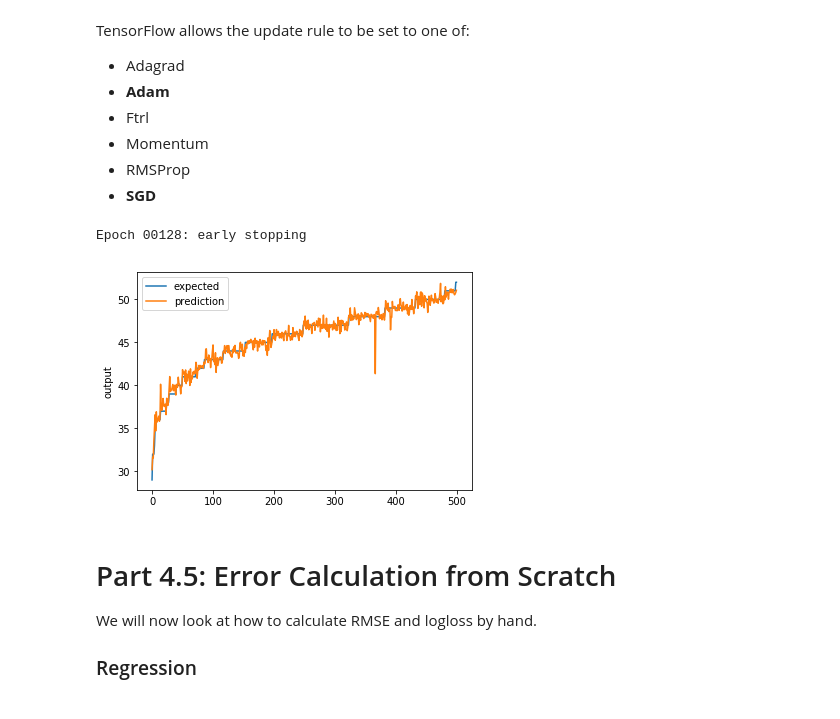
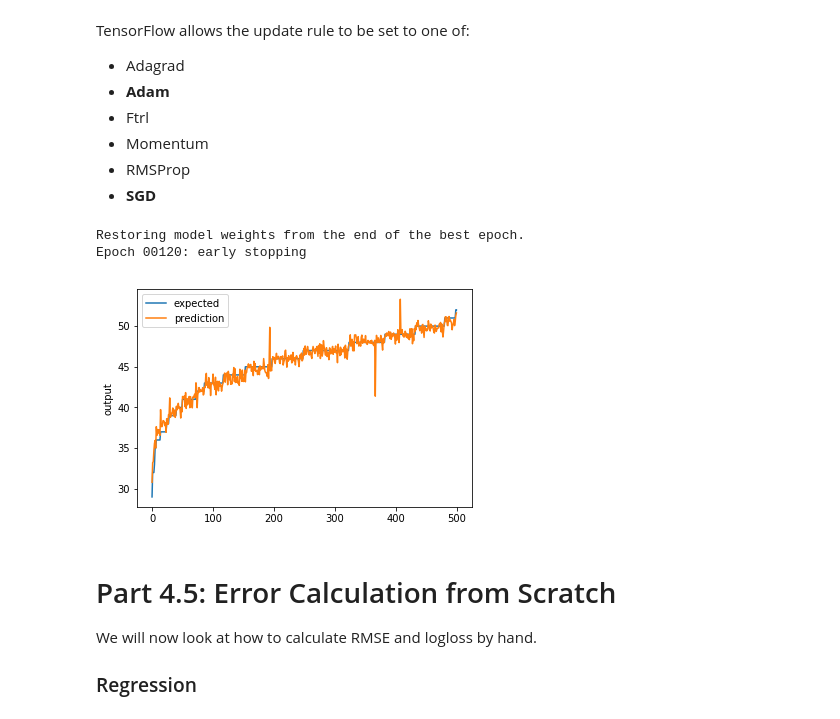
Before and after one commit to jeffheaton/t81_558_deep_learning, a Jupyter notebook: t81_558_class04_training.ipynb, the cells around one changed output. Drawn from its saved outputs; the diff is of its cells as text; code cells hidden in the pictures.

```diff
--- a/t81_558_class04_training.ipynb
+++ b/t81_558_class04_training.ipynb
@@ -644,7 +606,6 @@ x_train, x_test, y_train, y_test = train_test_split(
 from tensorflow.keras.models import Sequential
 from tensorflow.keras.layers import Dense, Activation
 from tensorflow.keras.callbacks import EarlyStopping
-from tensorflow.keras.callbacks import ModelCheckpoint
 
 # Build the neural network
 model = Sequential()
@@ -652,11 +613,9 @@ model.add(Dense(25, input_dim=x.shape[1], activation='relu')) # Hidden 1
 model.add(Dense(10, activation='relu')) # Hidden 2
 model.add(Dense(1)) # Output
 model.compile(loss='mean_squared_error', optimizer='adam')
-monitor = EarlyStopping(monitor='val_loss', min_delta=1e-3, patience=5, verbose=1, mode='auto')
-checkpointer = ModelCheckpoint(filepath="best_weights.hdf5", verbose=0, save_best_only=True) # save best model
-
-model.fit(x_train,y_train,validation_data=(x_test,y_test),callbacks=[monitor,checkpointer],verbose=2,epochs=1000)
-model.load_weights('best_weights.hdf5') # load weights from best model
+monitor = EarlyStopping(monitor='val_loss', min_delta=1e-3,
+                        patience=5, verbose=1, mode='auto', restore_best_weights=True)
+model.fit(x_train,y_train,validation_data=(x_test,y_test),callbacks=[monitor],verbose=2,epochs=1000)
 # %% [output]
 Train on 1500 samples, validate on 500 samples
 Epoch 1/1000
@@ -867,7 +827,6 @@ TensorFlow allows the update rule to be set to one of:
 from tensorflow.keras.models import Sequential
 from tensorflow.keras.layers import Dense, Activation
 from tensorflow.keras.callbacks import EarlyStopping
-from tensorflow.keras.callbacks import ModelCheckpoint
 from scipy.stats import zscore
 from sklearn.model_selection import train_test_split
 import pandas as pd
@@ -891,40 +850,39 @@ df.drop('product', axis=1, inplace=True)
 
 # Missing values for income
 med = df['income'].median()
 df['income'] = df['income'].fillna(med)
 
 # Standardize ranges
 df['income'] = zscore(df['income'])
 df['aspect'] = zscore(df['aspect'])
 df['save_rate'] = zscore(df['save_rate'])
 df['subscriptions'] = zscore(df['subscriptions'])
 
 # Convert to numpy - Classification
 x_columns = df.columns.drop('age').drop('id')
 x = df[x_columns].values
 y = df['age'].values
 
 # Create train/test
 x_train, x_test, y_train, y_test = train_test_split(
     x, y, test_size=0.25, random_state=42)
 
 # Build the neural network
 model = Sequential()
 model.add(Dense(25, input_dim=x.shape[1], activation='relu')) # Hidden 1
 model.add(Dense(10, activation='relu')) # Hidden 2
 model.add(Dense(1)) # Output
 model.compile(loss='mean_squared_error', optimizer='adam') # Modify here
-monitor = EarlyStopping(monitor='val_loss', min_delta=1e-3, patience=5, verbose=1, mode='auto')
-checkpointer = ModelCheckpoint(filepath="best_weights.hdf5", verbose=0, save_best_only=True) # save best model
-
-model.fit(x_train,y_train,validation_data=(x_test,y_test),callbacks=[monitor,checkpointer],verbose=0,epochs=1000)
-model.load_weights('best_weights.hdf5') # load weights from best model
+monitor = EarlyStopping(monitor='val_loss', min_delta=1e-3, patience=5,
+                        verbose=1, mode='auto', restore_best_weights=True)
+model.fit(x_train,y_train,validation_data=(x_test,y_test),callbacks=[monitor],verbose=0,epochs=1000)
 
 # Plot the chart
 chart_regression(pred.flatten(),y_test)
 # %% [output]
-Epoch 00128: early stopping
+Restoring model weights from the end of the best epoch.
+Epoch 00120: early stopping
-[figure, old version]
+[figure, new version]
 # %% [markdown]
 # Part 4.5: Error Calculation from Scratch
 
```
Also changed, not shown: parts of 12 cells of this notebook, 2 other files.
